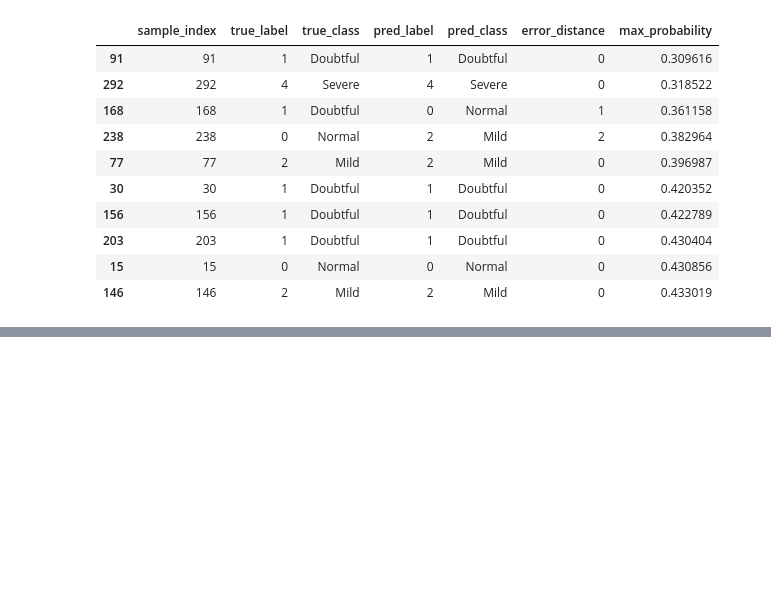
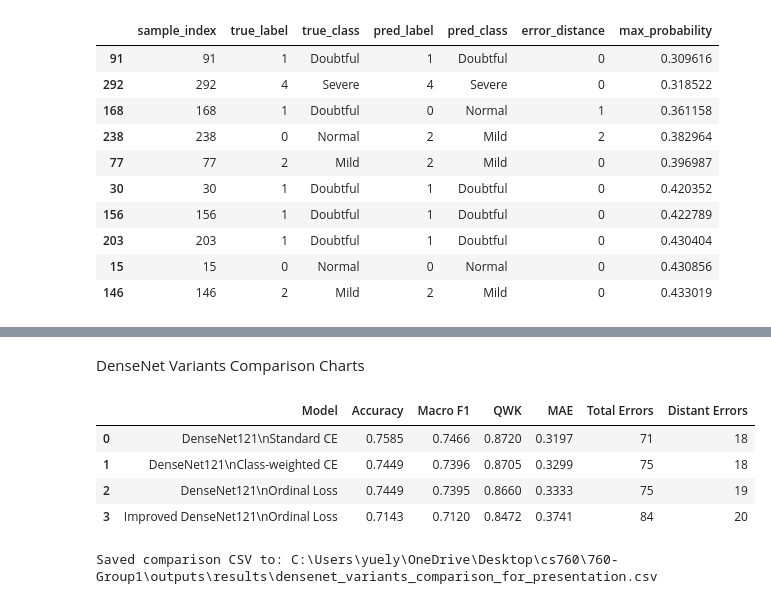
Before and after one commit to JoyYueLyu/760-Group1, a Jupyter notebook: notebooks/01_model_result_comparison.ipynb, the cells around one changed output, grey strips where cells are left out. Drawn from its saved outputs; the diff is of its cells as text; code cells hidden in the pictures; blank space fills up the shorter version.

```diff
--- a/notebooks/01_model_result_comparison.ipynb
+++ b/notebooks/01_model_result_comparison.ipynb
@@ -945,3 +945,67 @@ Grad-CAM rows: 5
 | 2 | standard | Z:\cs760-group1\data\raw\Digital ... | 2 | Mild | 1 | Doubtful | 0.810947 | False | ... |
 | 3 | standard | Z:\cs760-group1\data\raw\Digital ... | 3 | Moderate | 3 | Moderate | 0.852814 | True | ... |
 | 4 | standard | Z:\cs760-group1\data\raw\Digital ... | 4 | Severe | 4 | Severe | 0.916471 | True | ... |
+# %% [markdown]
+ DenseNet Variants Comparison Charts
+# %%
+import pandas as pd
+import matplotlib.pyplot as plt
+from pathlib import Path
+
+from src.config import RESULT_DIR, FIGURE_DIR
+
+RESULT_DIR.mkdir(parents=True, exist_ok=True)
+FIGURE_DIR.mkdir(parents=True, exist_ok=True)
+
+densenet_variants_df = pd.DataFrame([
+    {
+        "Model": "DenseNet121\nStandard CE",
+        "Accuracy": 0.7585,
+        "Macro F1": 0.7466,
+        "QWK": 0.8720,
+        "MAE": 0.3197,
+        "Total Errors": 71,
+        "Distant Errors": 18,
+    },
+    {
+        "Model": "DenseNet121\nClass-weighted CE",
+        "Accuracy": 0.7449,
+        "Macro F1": 0.7396,
+        "QWK": 0.8705,
+        "MAE": 0.3299,
+        "Total Errors": 75,
+        "Distant Errors": 18,
+    },
+    {
+        "Model": "DenseNet121\nOrdinal Loss",
+        "Accuracy": 0.7449,
+        "Macro F1": 0.7395,
+        "QWK": 0.8660,
+        "MAE": 0.3333,
+        "Total Errors": 75,
+        "Distant Errors": 19,
+    },
+    {
+        "Model": "Improved DenseNet121\nOrdinal Loss",
+        "Accuracy": 0.7143,
+        "Macro F1": 0.7120,
+        "QWK": 0.8472,
+        "MAE": 0.3741,
+        "Total Errors": 84,
+        "Distant Errors": 20,
+    },
+])
+
+display(densenet_variants_df)
+
+csv_path = RESULT_DIR / "densenet_variants_comparison_for_presentation.csv"
+densenet_variants_df.to_csv(csv_path, index=False)
+
+print("Saved comparison CSV to:", csv_path)
+# %% [output]
+|  | Model | Accuracy | Macro F1 | QWK | MAE | Total Errors | Distant Errors |
+| 0 | DenseNet121\nStandard CE | 0.7585 | 0.7466 | 0.8720 | 0.3197 | 71 | 18 |
+| 1 | DenseNet121\nClass-weighted CE | 0.7449 | 0.7396 | 0.8705 | 0.3299 | 75 | 18 |
+| 2 | DenseNet121\nOrdinal Loss | 0.7449 | 0.7395 | 0.8660 | 0.3333 | 75 | 19 |
+| 3 | Improved DenseNet121\nOrdinal Loss | 0.7143 | 0.7120 | 0.8472 | 0.3741 | 84 | 20 |
+Saved comparison CSV to: C:\Users\yuely\OneDrive\Desktop\cs760\760-Group1\outputs\results\densenet_variants_comparison_for_presentation.csv
```
Also changed, not shown: parts of 2 cells of this notebook, 27 other files.
